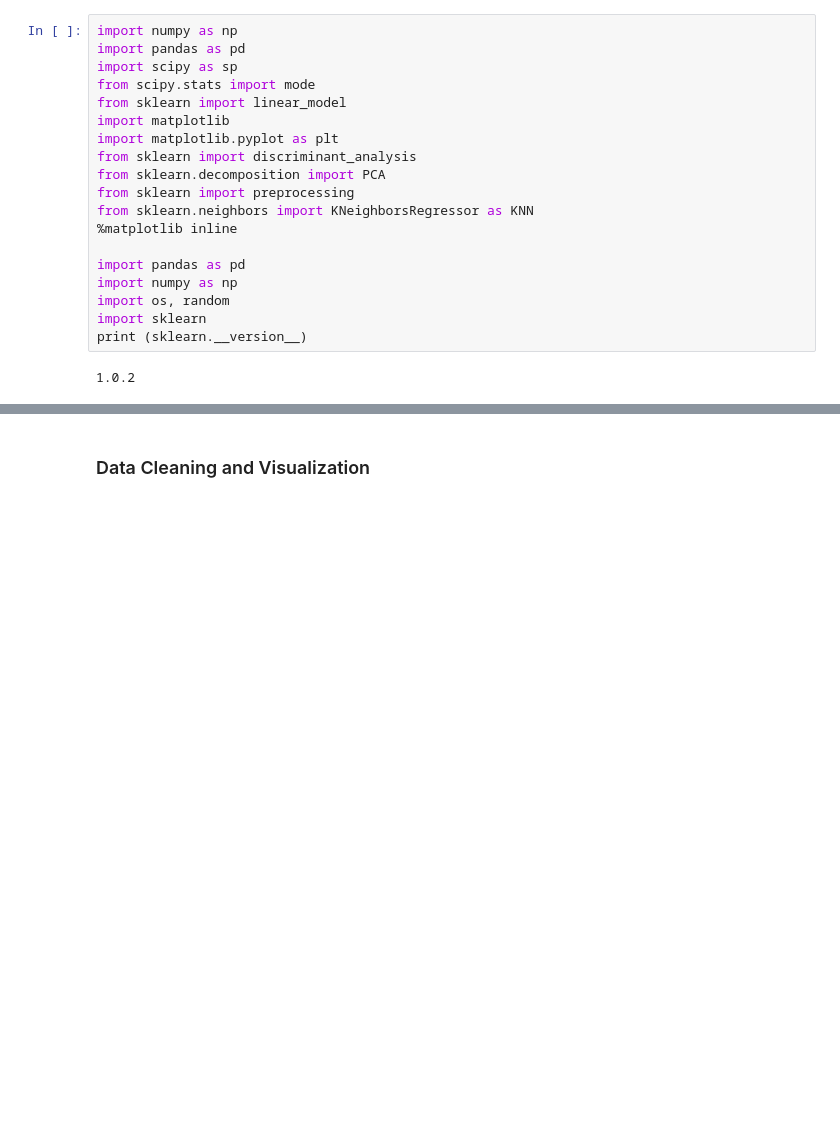
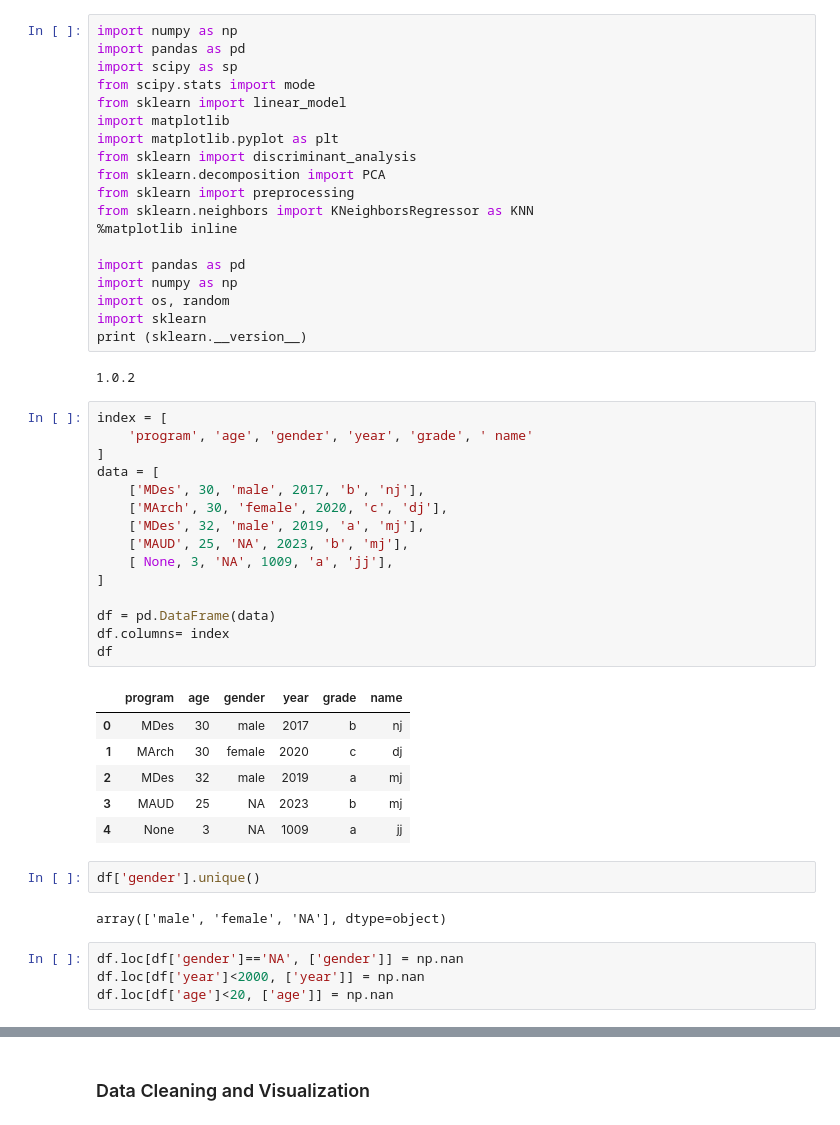
Before and after one commit to NamjuLee/Data-Design-AI-for-Urban-Data-and-Viz-Harvard-GSD-public, a Jupyter notebook: src/PART_02_Programming_Data_Processing/LAB_05_ExampleDataCleaning.ipynb, the cells around one changed output, grey strips where cells are left out. Saved outputs shown, nothing was run; the diff lists cells and outputs as text; blank space fills up the shorter version.

```diff
--- a/src/PART_02_Programming_Data_Processing/LAB_05_EampleDataCleaning.ipynb
+++ b/src/PART_02_Programming_Data_Processing/LAB_05_ExampleDataCleaning.ipynb
@@ -47,3 +47,33 @@ import sklearn
 print (sklearn.__version__)
 # %% [output]
 1.0.2
+# %%
+index = [
+    'program', 'age', 'gender', 'year', 'grade', ' name'
+]
+data = [
+    ['MDes', 30, 'male', 2017, 'b', 'nj'],
+    ['MArch', 30, 'female', 2020, 'c', 'dj'],
+    ['MDes', 32, 'male', 2019, 'a', 'mj'],
+    ['MAUD', 25, 'NA', 2023, 'b', 'mj'],
+    [ None, 3, 'NA', 1009, 'a', 'jj'],
+]
+
+df = pd.DataFrame(data)
+df.columns= index
+df
+# %% [output]
+|  | program | age | gender | year | grade | name |
+| 0 | MDes | 30 | male | 2017 | b | nj |
+| 1 | MArch | 30 | female | 2020 | c | dj |
+| 2 | MDes | 32 | male | 2019 | a | mj |
+| 3 | MAUD | 25 | NA | 2023 | b | mj |
+| 4 | None | 3 | NA | 1009 | a | jj |
+# %%
+df['gender'].unique()
+# %% [output]
+array(['male', 'female', 'NA'], dtype=object)
+# %%
+df.loc[df['gender']=='NA', ['gender']] = np.nan
+df.loc[df['year']<2000, ['year']] = np.nan
+df.loc[df['age']<20, ['age']] = np.nan
```
Also changed, not shown: parts of 5 cells of this notebook, 2 other files.
